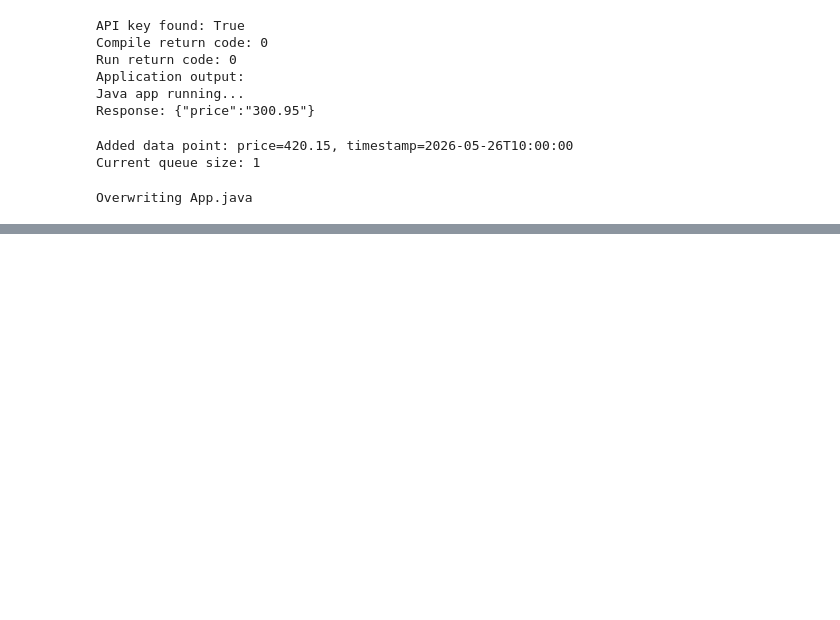
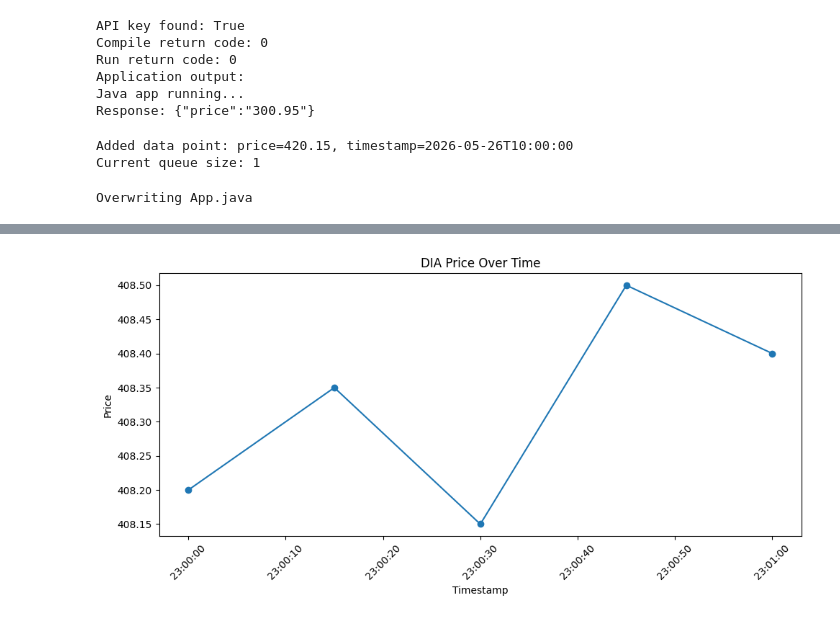
Before and after one commit to nimraa9090/COMPITIONS---HACKTAGONS, a Jupyter notebook: stock_market_application.ipynb, the cells around one changed output, grey strips where cells are left out. Saved outputs shown, nothing was run; the diff lists cells and outputs as text; code cells hidden in the pictures; blank space fills up the shorter version.

```diff
--- a/stock_market_application.ipynb
+++ b/stock_market_application.ipynb
@@ -222,3 +222,44 @@ public class App {
 }
 # %% [output]
 Overwriting App.java
+# %%
+import re
+import pandas as pd
+import matplotlib.pyplot as plt
+
+# Java ka output jo terminal/Colab cell 11 me print hua tha, wo yahan paste karein
+java_output = """
+Added data point: price=408.20, timestamp=2026-07-31T23:00:00Z
+Added data point: price=408.35, timestamp=2026-07-31T23:00:15Z
+Added data point: price=408.15, timestamp=2026-07-31T23:00:30Z
+Added data point: price=408.50, timestamp=2026-07-31T23:00:45Z
+Added data point: price=408.40, timestamp=2026-07-31T23:01:00Z
+"""
+
+# Extract price and timestamp
+matches = re.findall(
+    r"price=([0-9.]+), timestamp=([^\n]+)",
+    java_output
+)
+
+# Convert to DataFrame
+df = pd.DataFrame(matches, columns=["price", "timestamp"])
+
+# Convert data types
+df["price"] = df["price"].astype(float)
+df["timestamp"] = pd.to_datetime(df["timestamp"])
+
+print(df)
+
+# Plot the data
+plt.figure(figsize=(10, 5))
+plt.plot(df["timestamp"], df["price"], marker="o")
+
+plt.title("DIA Price Over Time")
+plt.xlabel("Timestamp")
+plt.ylabel("Price")
+
+plt.xticks(rotation=45)
+plt.tight_layout()
+plt.show()
+# %% [output]
@@ -224,0 +272 @@ Overwriting App.java
+[figure, added]
```
Also changed, not shown: parts of 1 cell of this notebook.
